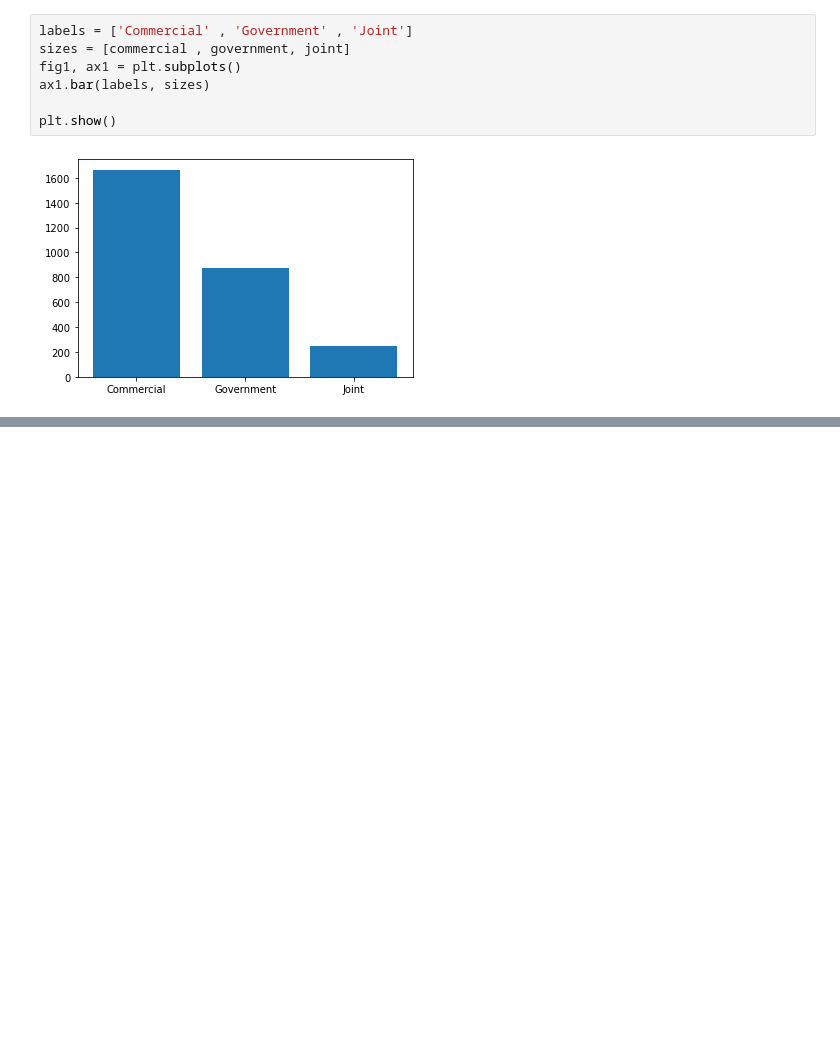
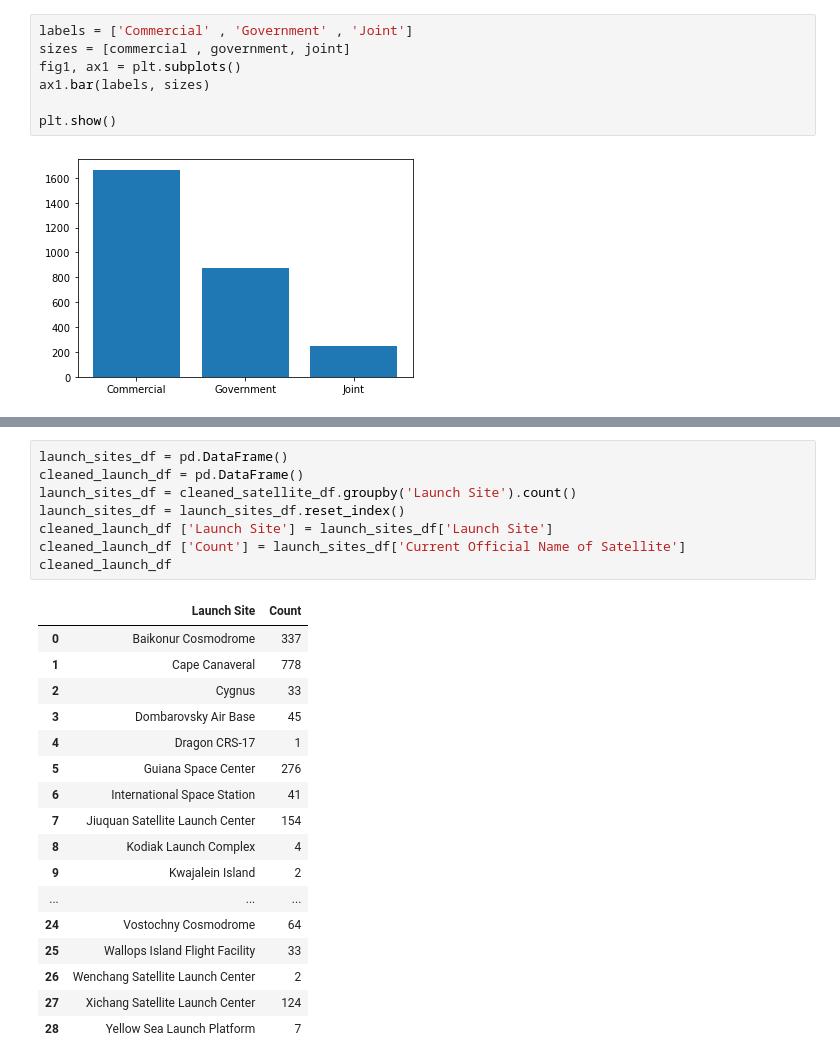
Before and after one commit to jdmerryman88/Worldwide_Satellite_Analysis, a Jupyter notebook: justin.ipynb, the cells around one changed output, grey strips where cells are left out. Cells and saved outputs as stored; diff of their text form; blank space fills up the shorter version.

```diff
--- a/justin.ipynb
+++ b/justin.ipynb
@@ -208,0 +219,26 @@ plt.show()
+# %%
+launch_sites_df = pd.DataFrame()
+cleaned_launch_df = pd.DataFrame()
+launch_sites_df = cleaned_satellite_df.groupby('Launch Site').count()
+launch_sites_df = launch_sites_df.reset_index()
+cleaned_launch_df ['Launch Site'] = launch_sites_df['Launch Site']
+cleaned_launch_df ['Count'] = launch_sites_df['Current Official Name of Satellite']
+cleaned_launch_df
+# %% [output]
+|  | Launch Site | Count |
+| 0 | Baikonur Cosmodrome | 337 |
+| 1 | Cape Canaveral | 778 |
+| 2 | Cygnus | 33 |
+| 3 | Dombarovsky Air Base | 45 |
+| 4 | Dragon CRS-17 | 1 |
+| 5 | Guiana Space Center | 276 |
+| 6 | International Space Station | 41 |
+| 7 | Jiuquan Satellite Launch Center | 154 |
+| 8 | Kodiak Launch Complex | 4 |
+| 9 | Kwajalein Island | 2 |
+| ... | ... | ... |
+| 24 | Vostochny Cosmodrome | 64 |
+| 25 | Wallops Island Flight Facility | 33 |
+| 26 | Wenchang Satellite Launch Center | 2 |
+| 27 | Xichang Satellite Launch Center | 124 |
+| 28 | Yellow Sea Launch Platform | 7 |
```
Also changed, not shown: parts of 3 cells of this notebook.
